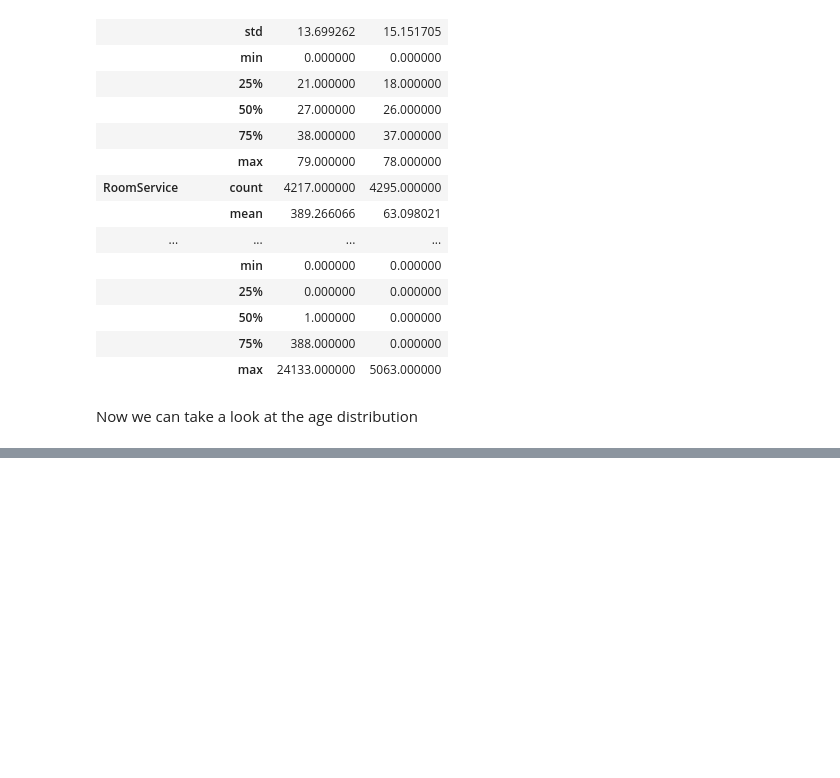
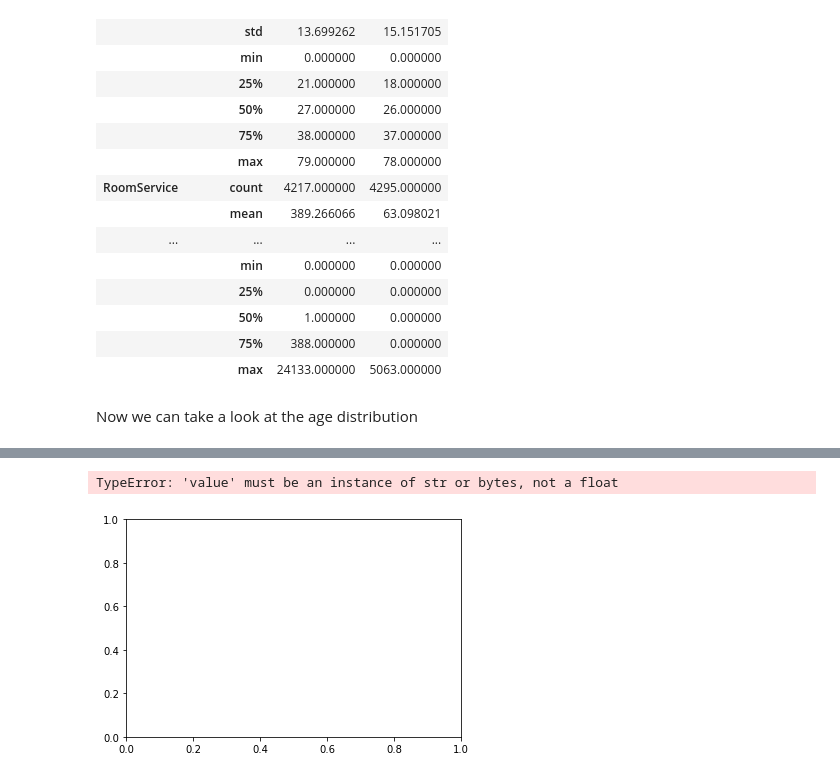
Before and after one commit to ofithcheallaigh/machine_learning_projects, a Jupyter notebook: Kaggle/Comps/Spaceship Titanic/Spaceship Titanic.ipynb, the cells around one changed output, grey strips where cells are left out. Cells and saved outputs as stored; diff of their text form; code cells hidden in the pictures; blank space fills up the shorter version.

Commit message:
Adding some plots for age transported

```diff
--- a/Kaggle/Comps/Spaceship Titanic/Spaceship Titanic.ipynb
+++ b/Kaggle/Comps/Spaceship Titanic/Spaceship Titanic.ipynb
@@ -285,0 +317,10 @@ Now we can take a look at the age distribution
+# %%
+# plt.style.use('_mpl-gallery')
+
+fig, ax = plt.subplots()
+ax.hist(train,bins=8514, linewidth=0.5, edgecolor="white")
+
+plt.show()
+# %% [output]
+TypeError: 'value' must be an instance of str or bytes, not a float
+[figure, added]
```
Also changed, not shown: parts of 9 cells of this notebook.
